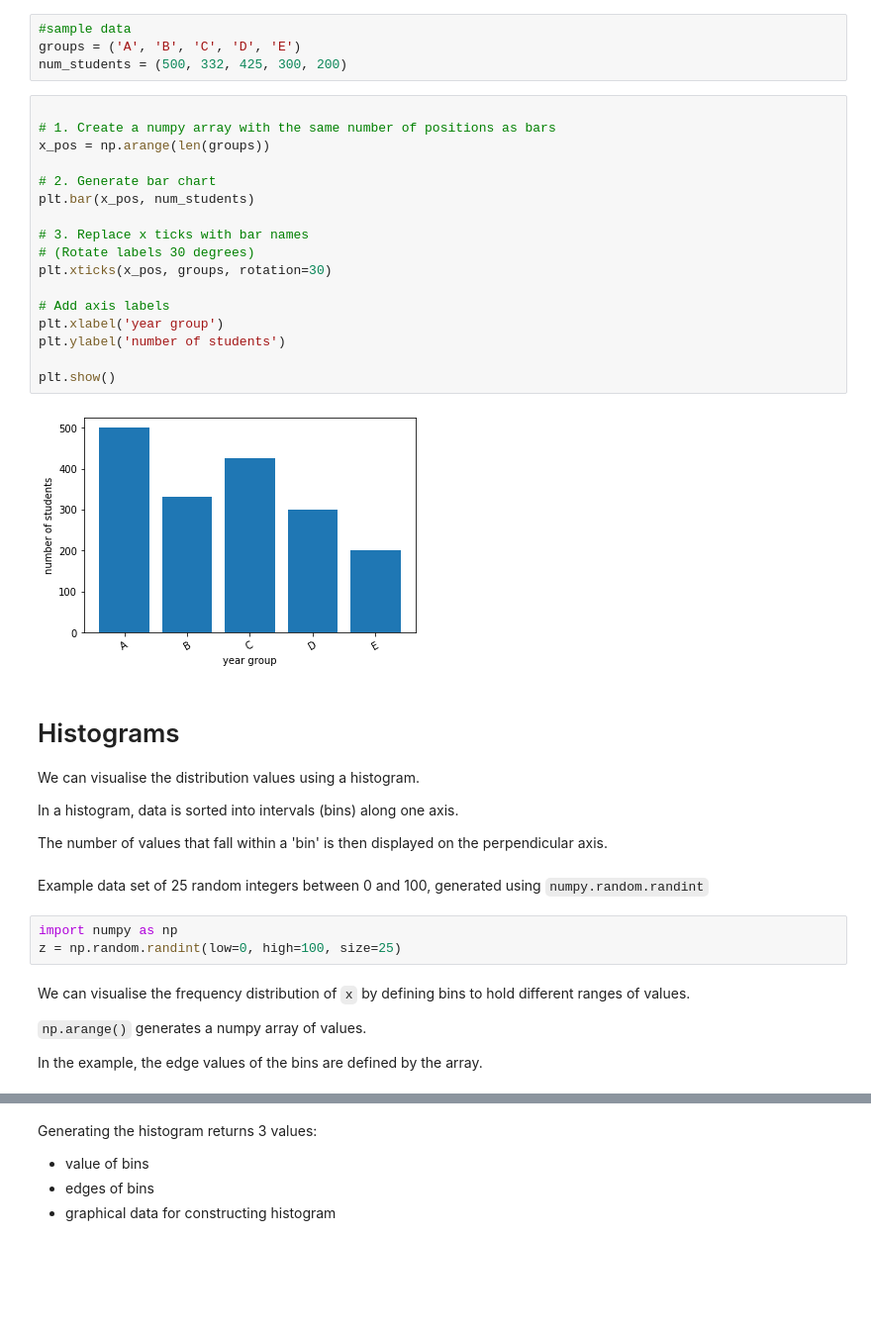
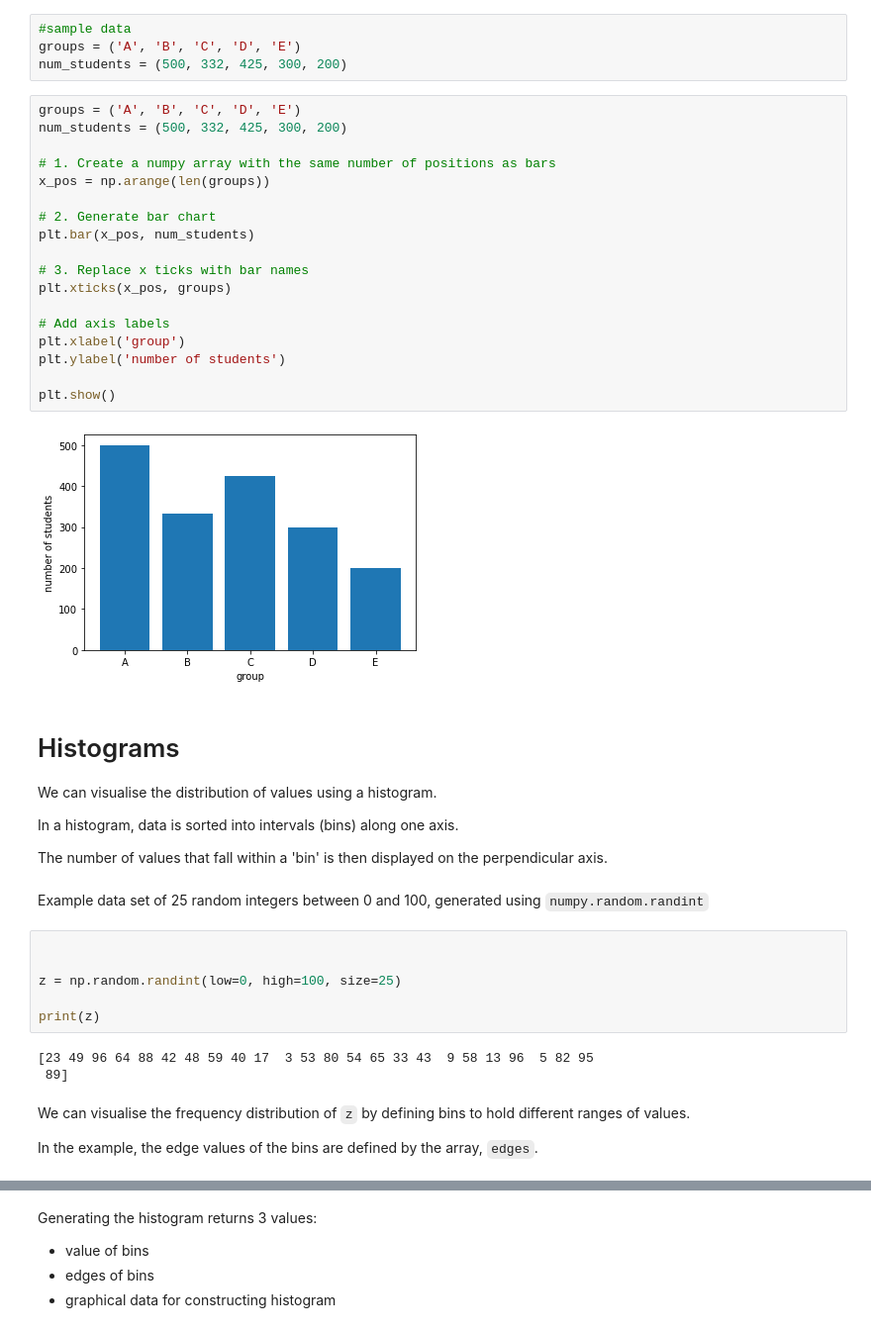
Before and after one commit to hphilamore/UoB_ICP_2021, a Jupyter notebook: Week_9.1-Matplotlib_Plotting.ipynb, the cells around one changed output, grey strips where cells are left out. Shown: that part at 99% size. Saved outputs shown, nothing was run; the diff lists cells and outputs as text; blank space fills up the shorter version.

```diff
--- a/Week_9.1-Matplotlib_Plotting.ipynb
+++ b/Week_9.1-Matplotlib_Plotting.ipynb
@@ -116,29 +116,30 @@ Steps to create a bar chart:
 groups = ('A', 'B', 'C', 'D', 'E')
 num_students = (500, 332, 425, 300, 200)
 # %%
+groups = ('A', 'B', 'C', 'D', 'E')
+num_students = (500, 332, 425, 300, 200)
 
 # 1. Create a numpy array with the same number of positions as bars
 x_pos = np.arange(len(groups))
 
 # 2. Generate bar chart
 plt.bar(x_pos, num_students)
 
 # 3. Replace x ticks with bar names
-# (Rotate labels 30 degrees)
-plt.xticks(x_pos, groups, rotation=30)
+plt.xticks(x_pos, groups)
 
 # Add axis labels
-plt.xlabel('year group')
+plt.xlabel('group')
 plt.ylabel('number of students')
 
 plt.show()
 # %% [output]
-[figure, old version]
+[figure, new version]
 # %% [markdown]
 <a id='Histograms'></a>
 # Histograms
 
-We can visualise the distribution values using a histogram.
+We can visualise the distribution of values using a histogram.
 
 In a histogram, data is sorted into intervals (bins) along one axis.
 
@@ -146,14 +147,18 @@ The number of values that fall within a 'bin' is then displayed on the perpendic
 # %% [markdown]
 Example data set of 25 random integers between 0 and 100,  generated using `numpy.random.randint`
 # %%
-import numpy as np
+
+
 z = np.random.randint(low=0, high=100, size=25)
+
+print(z)
+# %% [output]
+[23 49 96 64 88 42 48 59 40 17  3 53 80 54 65 33 43  9 58 13 96  5 82 95
+ 89]
 # %% [markdown]
-We can visualise the frequency distribution of `x` by defining bins to hold different ranges of values.
+We can visualise the frequency distribution of `z` by defining bins to hold different ranges of values.
 
-`np.arange()` generates a numpy array of values.
-
-In the example, the edge values of the bins are defined by the array.
+In the example, the edge values of the bins are defined by the array, `edges`.
 # %%
 edges = np.arange(0, 101, 10) # start, stop, step
 print(edges)
```
Also changed, not shown: parts of 9 cells of this notebook, 2 other files.
